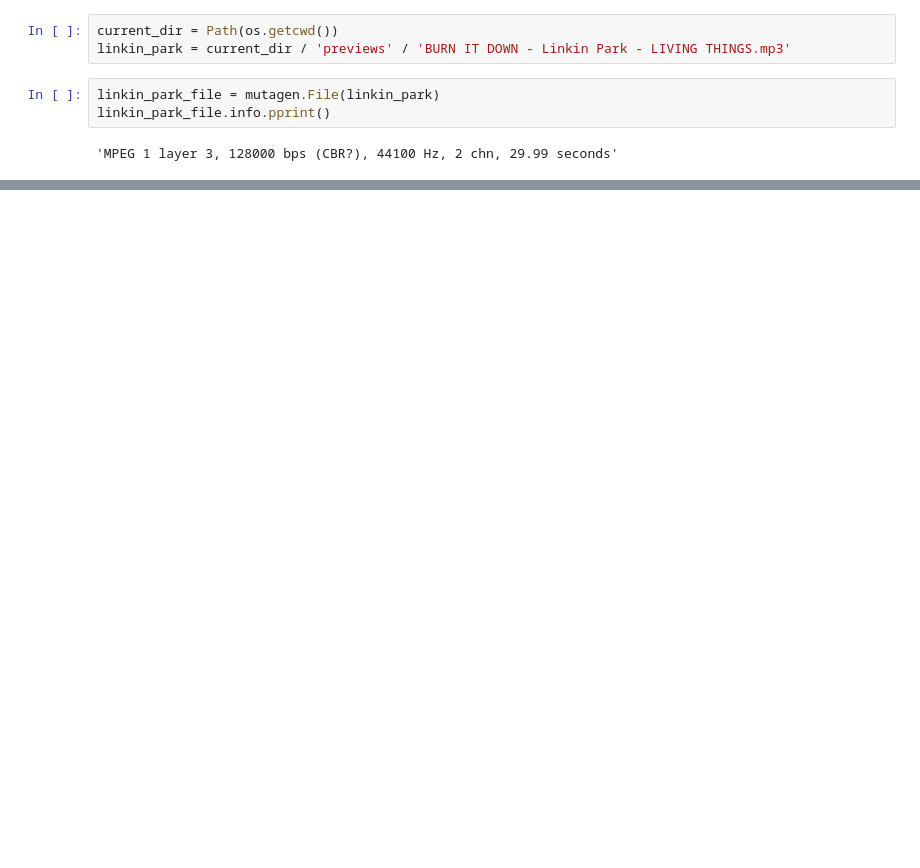
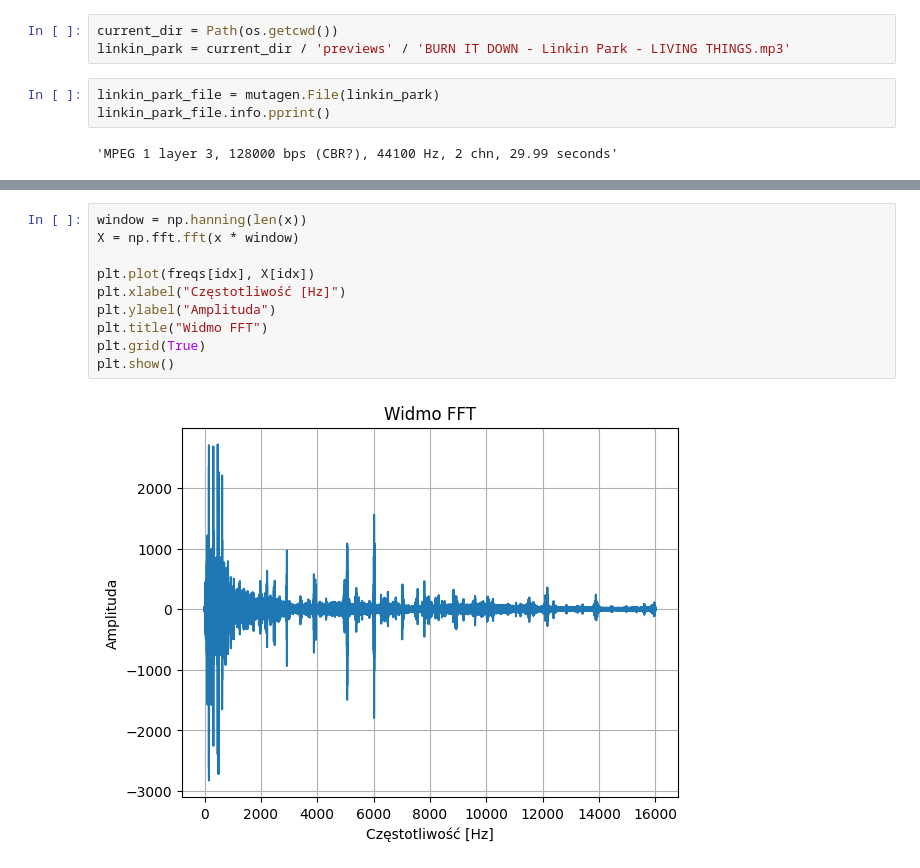
Before and after one commit to grzesiiok/neural_network_spotipy, a Jupyter notebook: some_visualisations.ipynb, the cells around one changed output, grey strips where cells are left out. Saved outputs shown, nothing was run; the diff lists cells and outputs as text; blank space fills up the shorter version.

```diff
--- a/some_visualisations.ipynb
+++ b/some_visualisations.ipynb
@@ -182,0 +248,12 @@ KeyboardInterrupt:
+# %%
+window = np.hanning(len(x))
+X = np.fft.fft(x * window)
+
+plt.plot(freqs[idx], X[idx])
+plt.xlabel("Częstotliwość [Hz]")
+plt.ylabel("Amplituda")
+plt.title("Widmo FFT")
+plt.grid(True)
+plt.show()
+# %% [output]
+[figure, added]
```
Also changed, not shown: parts of 11 cells of this notebook, 2 other files.
